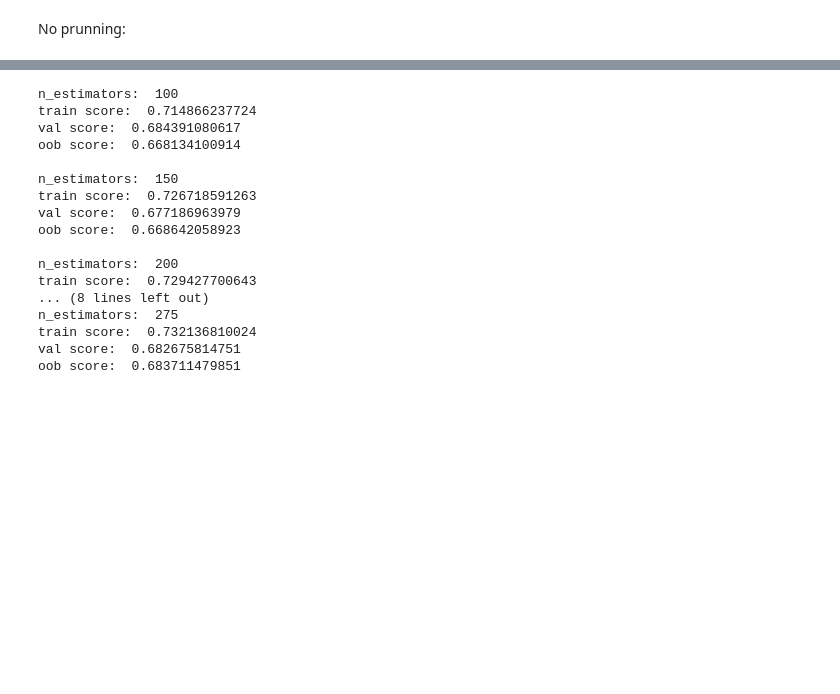
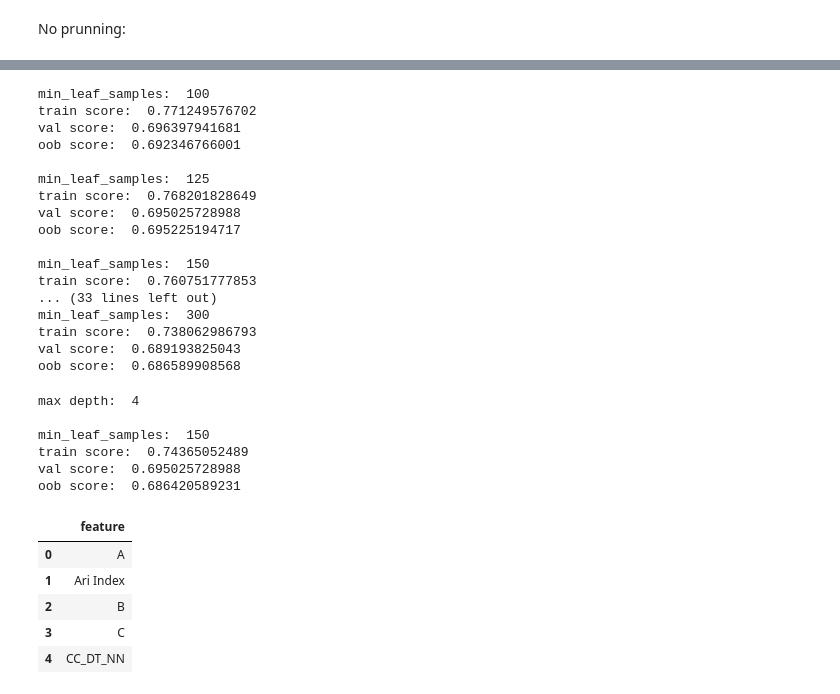
Before and after one commit to EmilNik/StyleChangeDetection, a Jupyter notebook: notebooks/random_forest.ipynb, the cells around one changed output, grey strips where cells are left out. Saved outputs shown, nothing was run; the diff lists cells and outputs as text; code cells hidden in the pictures; blank space fills up the shorter version.

```diff
--- a/notebooks/random_forest.ipynb
+++ b/notebooks/random_forest.ipynb
@@ -72,26 +121,27 @@ oob score:  0.758211987809
 # %%
-for n in [100, 150, 200, 250, 275]:
-    model = ExtraTreesClassifier(n_estimators=n, n_jobs=-1, oob_score=True, bootstrap=True, max_depth=3)
+for samples in [100, 125, 150, 170, 175, 200, 225, 250, 275, 300]:
+    model = RandomForestClassifier(n_estimators=100, n_jobs=-1, oob_score=True, bootstrap=True,
+                                   max_depth=4, min_samples_leaf=samples)
     model.fit(train_X, train_y)
-    print('\nn_estimators: ', n)
+    print('\nmin_leaf_samples: ', samples)
     print('train score: ', model.score(train_X, train_y))
     print('val score: ', model.score(val_X, val_y))
     print('oob score: ', model.oob_score_)
 # %% [output]
-n_estimators:  100
-train score:  0.714866237724
-val score:  0.684391080617
-oob score:  0.668134100914
+min_leaf_samples:  100
+train score:  0.771249576702
+val score:  0.696397941681
+oob score:  0.692346766001
 
-n_estimators:  150
-train score:  0.726718591263
-val score:  0.677186963979
-oob score:  0.668642058923
+min_leaf_samples:  125
+train score:  0.768201828649
+val score:  0.695025728988
+oob score:  0.695225194717
 
-n_estimators:  200
-train score:  0.729427700643
-... (8 lines left out)
-n_estimators:  275
-train score:  0.732136810024
-val score:  0.682675814751
-oob score:  0.683711479851
+min_leaf_samples:  150
+train score:  0.760751777853
+... (33 lines left out)
+min_leaf_samples:  300
+train score:  0.738062986793
+val score:  0.689193825043
+oob score:  0.686589908568
@@ -100 +148,26 @@ features = pd.read_csv('../data/features/feature_names.csv', index_col=0)
+# %%
+model_prunned = RandomForestClassifier(n_estimators=100, n_jobs=-1, oob_score=True, bootstrap=True,
+                               max_depth=4, min_samples_leaf=275)
+model_prunned.fit(train_X, train_y)
+print('\nmax depth: ', 4)
+print('\nmin_leaf_samples: ', 150)
+print('train score: ', model_prunned.score(train_X, train_y))
+print('val score: ', model_prunned.score(val_X, val_y))
+print('oob score: ', model_prunned.oob_score_)
+# %% [output]
+max depth:  4
+
+min_leaf_samples:  150
+train score:  0.74365052489
+val score:  0.695025728988
+oob score:  0.686420589231
+# %%
+features.head()
+# %% [output]
+|  | feature |
+| 0 | A |
+| 1 | Ari Index |
+| 2 | B |
+| 3 | C |
+| 4 | CC_DT_NN |
 # %%
```
Also changed, not shown: parts of 22 cells of this notebook, 1 other file.
